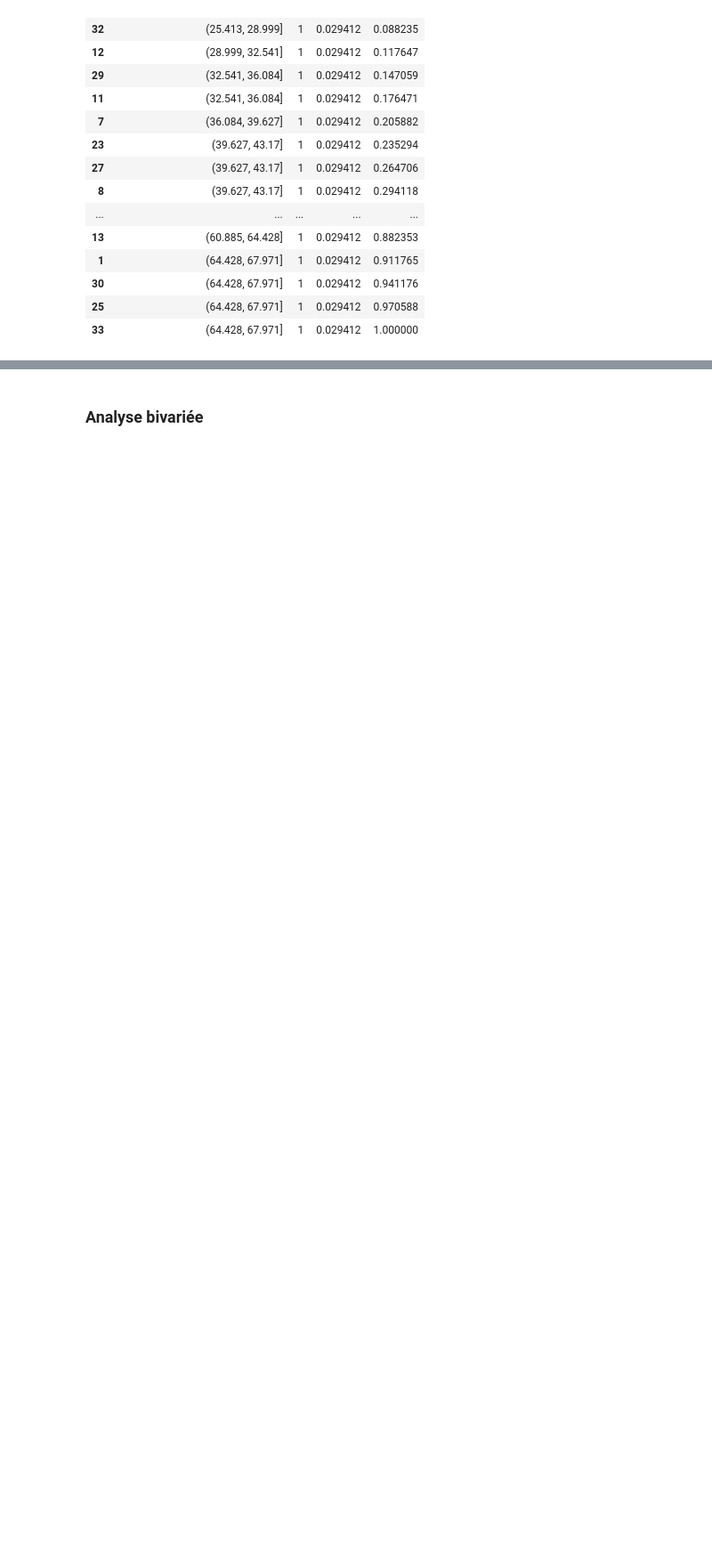
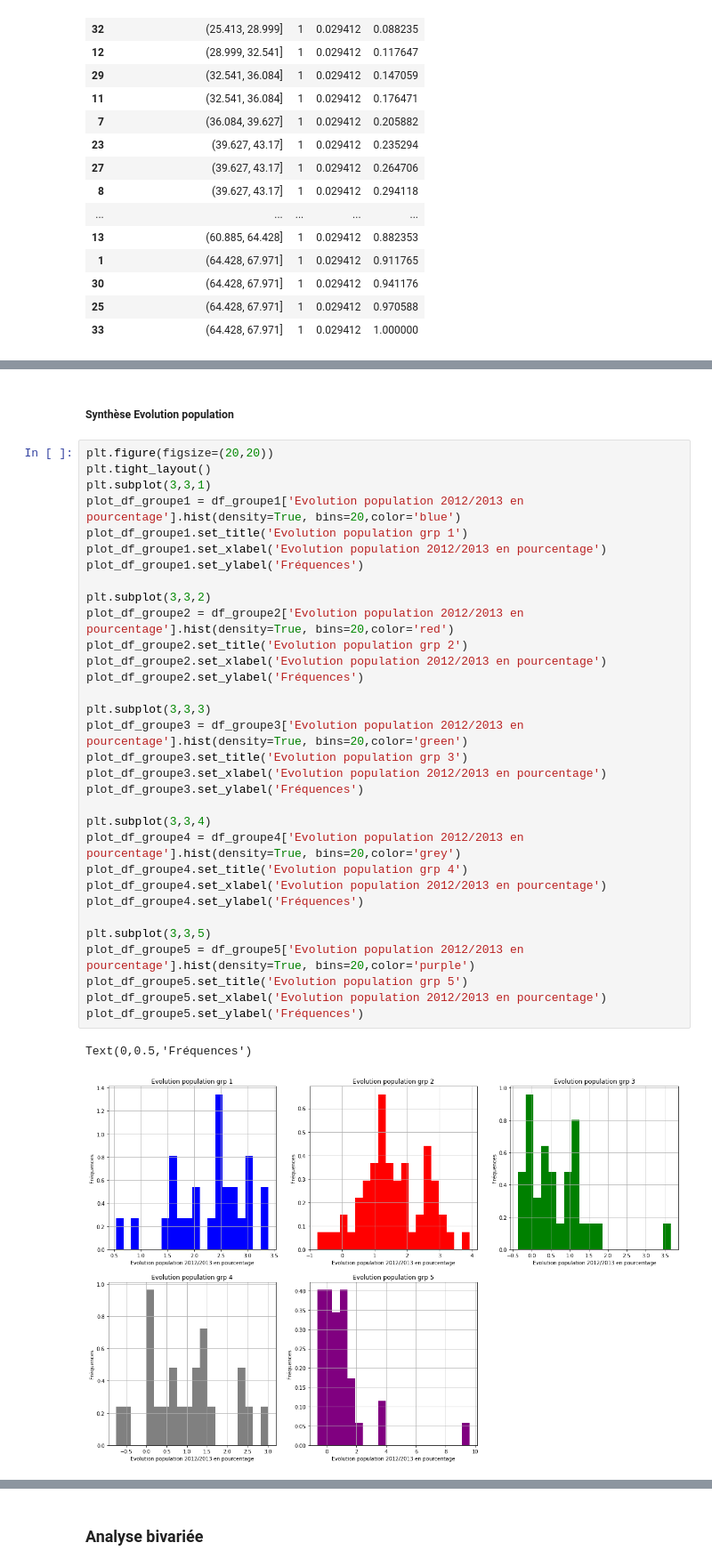
Before and after one commit to Silvock/project_5_prod_market_study, a Jupyter notebook: notebook/Exercice5.ipynb, the cells around one changed output, grey strips where cells are left out. Shown at 89% size. Saved outputs shown, nothing was run; the diff lists cells and outputs as text; blank space fills up the shorter version.

```diff
--- a/notebook/Exercice5.ipynb
+++ b/notebook/Exercice5.ipynb
@@ -1612,0 +1769,37 @@ Variable Proportion de protéines d'origine animale par rapport à la quantité
+# %% [markdown]
+##### Synthèse Evolution population
+# %%
+plt.figure(figsize=(20,20))
+plt.tight_layout()
+plt.subplot(3,3,1)
+plot_df_groupe1 = df_groupe1['Evolution population 2012/2013 en pourcentage'].hist(density=True, bins=20,color='blue')
+plot_df_groupe1.set_title('Evolution population grp 1')
+plot_df_groupe1.set_xlabel('Evolution population 2012/2013 en pourcentage')
+plot_df_groupe1.set_ylabel('Fréquences')
+
+plt.subplot(3,3,2)
+plot_df_groupe2 = df_groupe2['Evolution population 2012/2013 en pourcentage'].hist(density=True, bins=20,color='red')
+plot_df_groupe2.set_title('Evolution population grp 2')
+plot_df_groupe2.set_xlabel('Evolution population 2012/2013 en pourcentage')
+plot_df_groupe2.set_ylabel('Fréquences')
+
+plt.subplot(3,3,3)
+plot_df_groupe3 = df_groupe3['Evolution population 2012/2013 en pourcentage'].hist(density=True, bins=20,color='green')
+plot_df_groupe3.set_title('Evolution population grp 3')
+plot_df_groupe3.set_xlabel('Evolution population 2012/2013 en pourcentage')
+plot_df_groupe3.set_ylabel('Fréquences')
+
+plt.subplot(3,3,4)
+plot_df_groupe4 = df_groupe4['Evolution population 2012/2013 en pourcentage'].hist(density=True, bins=20,color='grey')
+plot_df_groupe4.set_title('Evolution population grp 4')
+plot_df_groupe4.set_xlabel('Evolution population 2012/2013 en pourcentage')
+plot_df_groupe4.set_ylabel('Fréquences')
+
+plt.subplot(3,3,5)
+plot_df_groupe5 = df_groupe5['Evolution population 2012/2013 en pourcentage'].hist(density=True, bins=20,color='purple')
+plot_df_groupe5.set_title('Evolution population grp 5')
+plot_df_groupe5.set_xlabel('Evolution population 2012/2013 en pourcentage')
+plot_df_groupe5.set_ylabel('Fréquences')
+# %% [output]
+Text(0,0.5,'Fréquences')
+[figure, added]
```
Also changed, not shown: parts of 52 cells of this notebook, 1 other file.
